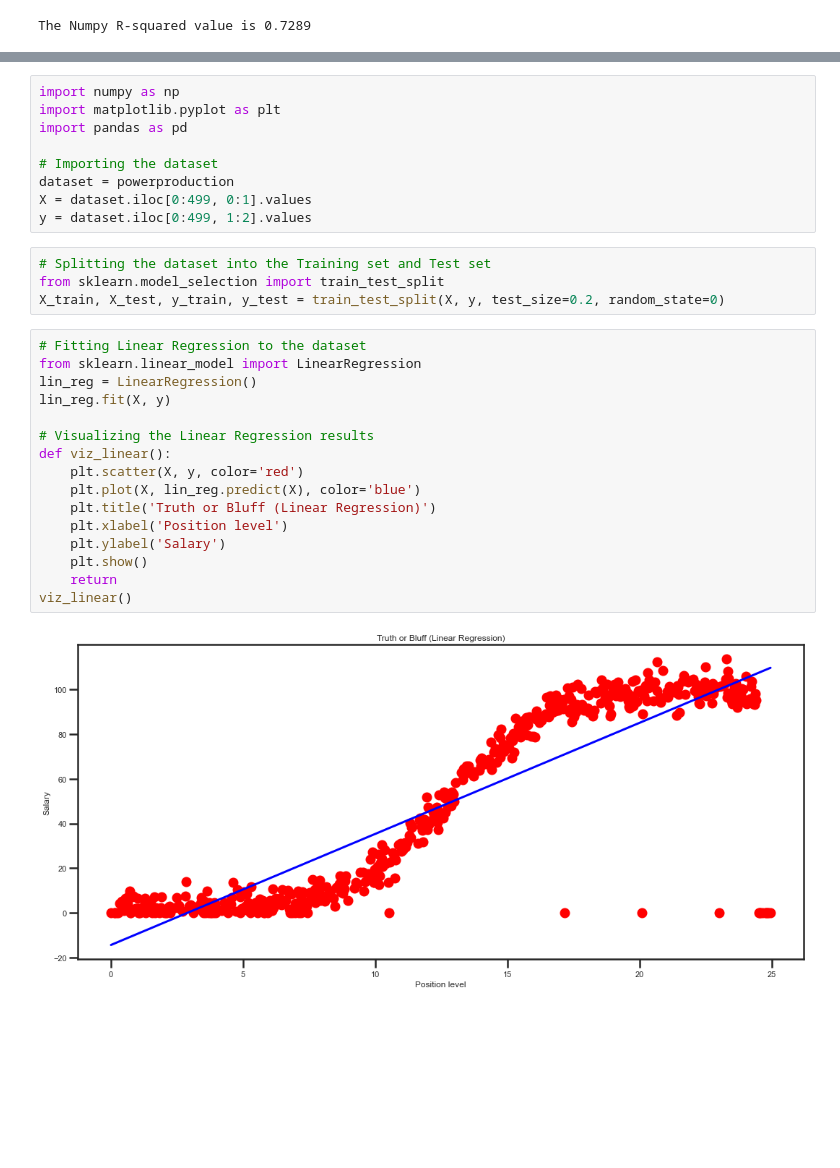
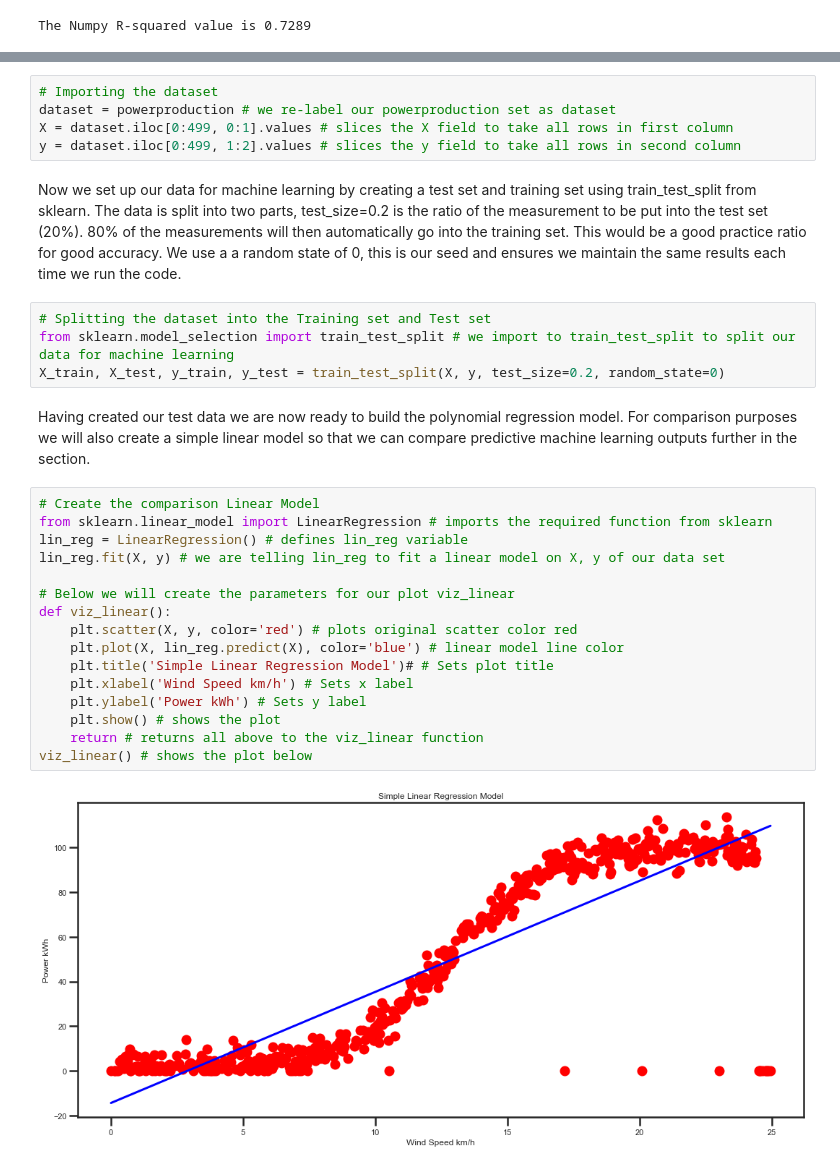
Before and after one commit to Keitho08/Fundamentals_Project2020, a Jupyter notebook: Fundamentals_Project_2020.ipynb, the cells around one changed output, grey strips where cells are left out. Saved outputs shown, nothing was run; the diff lists cells and outputs as text; blank space fills up the shorter version.

```diff
--- a/Fundamentals_Project_2020.ipynb
+++ b/Fundamentals_Project_2020.ipynb
@@ -371,31 +382,31 @@ Given the number of variables and the fluctuations in our scatter plots, initial
 # %%
-import numpy as np
-import matplotlib.pyplot as plt
-import pandas as pd
-
 # Importing the dataset
-dataset = powerproduction
-X = dataset.iloc[0:499, 0:1].values
-y = dataset.iloc[0:499, 1:2].values
+dataset = powerproduction # we re-label our powerproduction set as dataset
+X = dataset.iloc[0:499, 0:1].values # slices the X field to take all rows in first column
+y = dataset.iloc[0:499, 1:2].values # slices the y field to take all rows in second column
+# %% [markdown]
+Now we set up our data for machine learning by creating a test set and training set using train_test_split from sklearn. The data is split into two parts, test_size=0.2 is the ratio of the measurement to be put into the test set (20%). 80% of the measurements will then automatically go into the training set. This would be a good practice ratio for good accuracy. We use a a random state of 0, this is our seed and ensures we maintain the same results each time we run the code.
 # %%
 # Splitting the dataset into the Training set and Test set
-from sklearn.model_selection import train_test_split
+from sklearn.model_selection import train_test_split # we import to train_test_split to split our data for machine learning
 X_train, X_test, y_train, y_test = train_test_split(X, y, test_size=0.2, random_state=0)
+# %% [markdown]
+Having created our test data we are now ready to build the polynomial regression model. For comparison purposes we will also create a simple linear model so that we can compare predictive machine learning outputs further in the section.
 # %%
-# Fitting Linear Regression to the dataset
-from sklearn.linear_model import LinearRegression
-lin_reg = LinearRegression()
-lin_reg.fit(X, y)
+# Create the comparison Linear Model
+from sklearn.linear_model import LinearRegression # imports the required function from sklearn
+lin_reg = LinearRegression() # defines lin_reg variable
+lin_reg.fit(X, y) # we are telling lin_reg to fit a linear model on X, y of our data set
 
-# Visualizing the Linear Regression results
+# Below we will create the parameters for our plot viz_linear
 def viz_linear():
-    plt.scatter(X, y, color='red')
-    plt.plot(X, lin_reg.predict(X), color='blue')
-    plt.title('Truth or Bluff (Linear Regression)')
-    plt.xlabel('Position level')
-    plt.ylabel('Salary')
-    plt.show()
-    return
-viz_linear()
+    plt.scatter(X, y, color='red') # plots original scatter color red
+    plt.plot(X, lin_reg.predict(X), color='blue') # linear model line color
+    plt.title('Simple Linear Regression Model')# # Sets plot title
+    plt.xlabel('Wind Speed km/h') # Sets x label
+    plt.ylabel('Power kWh') # Sets y label
+    plt.show() # shows the plot
+    return # returns all above to the viz_linear function
+viz_linear() # shows the plot below
 # %% [output]
-[figure, old version]
+[figure, new version]
```
Also changed, not shown: parts of 25 cells of this notebook, 1 other file.
